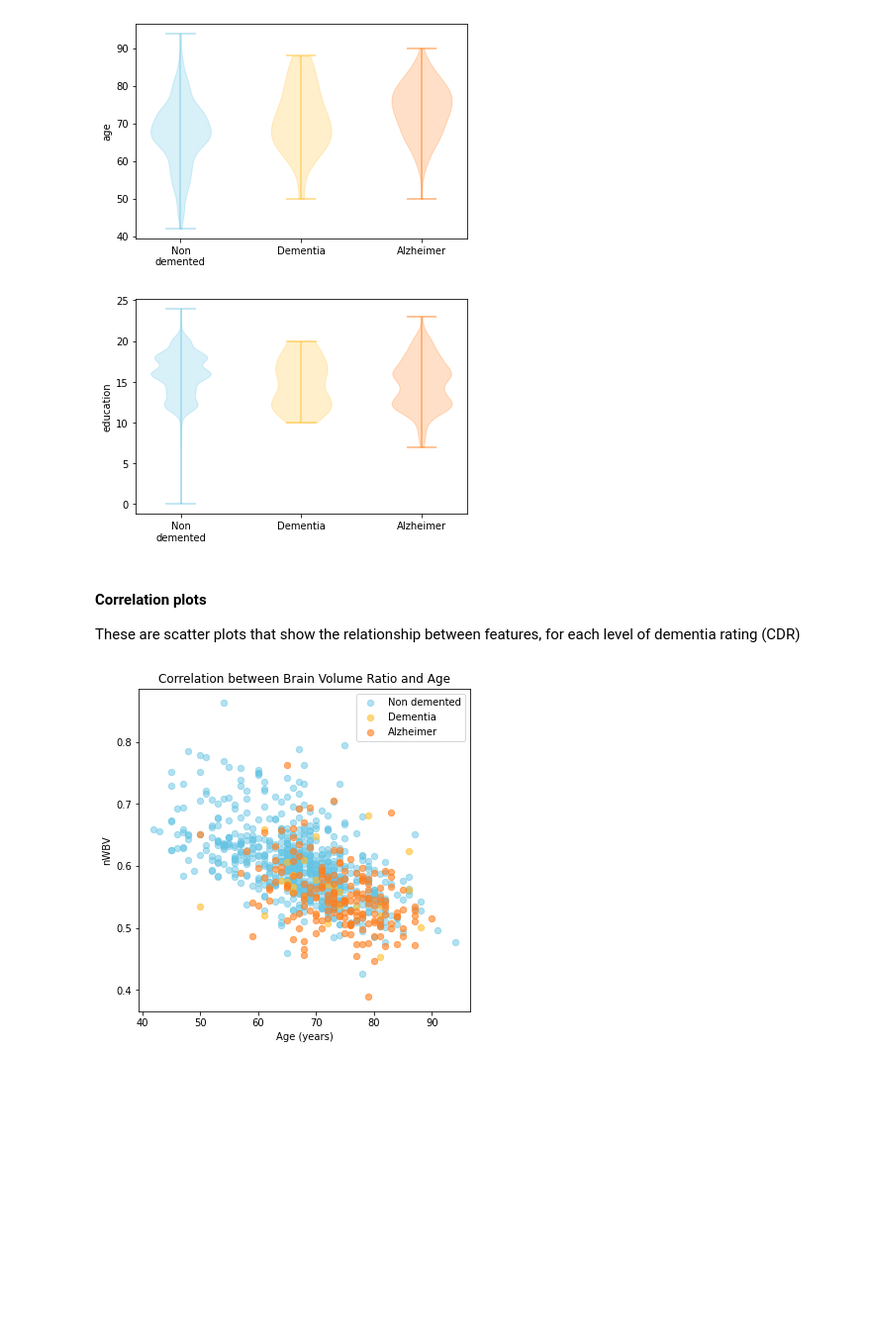
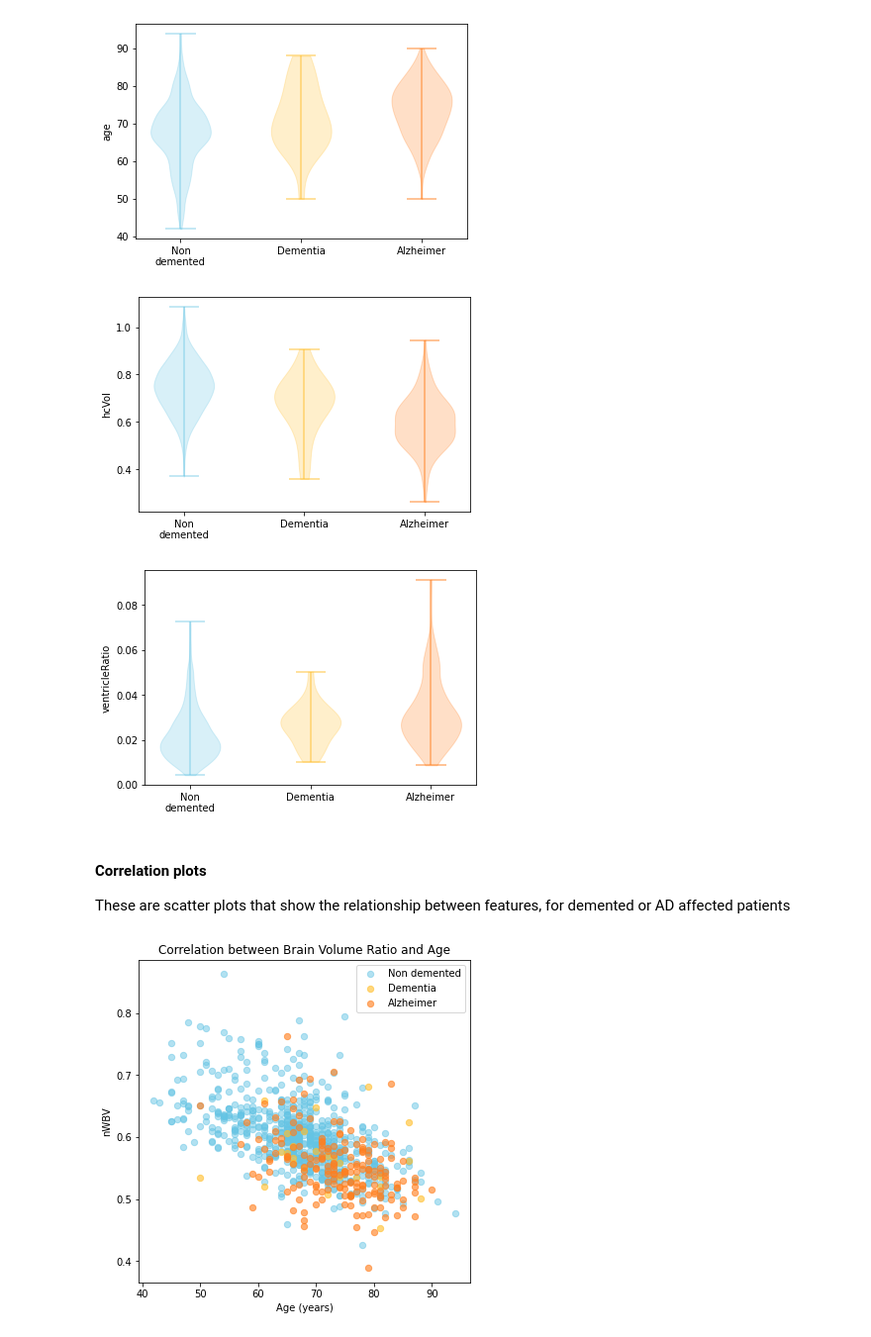
Before and after one commit to xCocco0/alzheimer-recognition, a Jupyter notebook: alzheimer.ipynb, the cells around one changed output. Shown at 99% size. Drawn from its saved outputs; the diff is of its cells as text; code cells hidden in the pictures; blank space fills up the shorter version.

```diff
--- a/alzheimer.ipynb
+++ b/alzheimer.ipynb
@@ -160,12 +162,19 @@ violin_plot("age")
 # %% [output]
 [figure]
 # %%
-violin_plot("education")
+violin_plot("hcVol")
 # %% [output]
-[figure, old version]
+[figure, new version]
+# %%
+#@title Customise your plot { run: "auto", display-mode: "form" }
+feature = "ventricleRatio" #@param ["age", "height", "weight", "eTIV", "brainVol", "nWBV", "ventricleVol", "ventricleRatio", "hcVol", "hcRatio"]
+
+violin_plot(feature)
+# %% [output]
+[figure, added]
 # %% [markdown]
 #### Correlation plots
-These are scatter plots that show the relationship between features, for each level of dementia rating (CDR)
+These are scatter plots that show the relationship between features, for demented or AD affected patients
 # %%
 def corr_plot(x,y,title=None,labelx=None,labely=None,dotsize=40):
   if title == None: title = f"Correlation between {x}, {y}"
```
Also changed, not shown: parts of 9 cells of this notebook.
